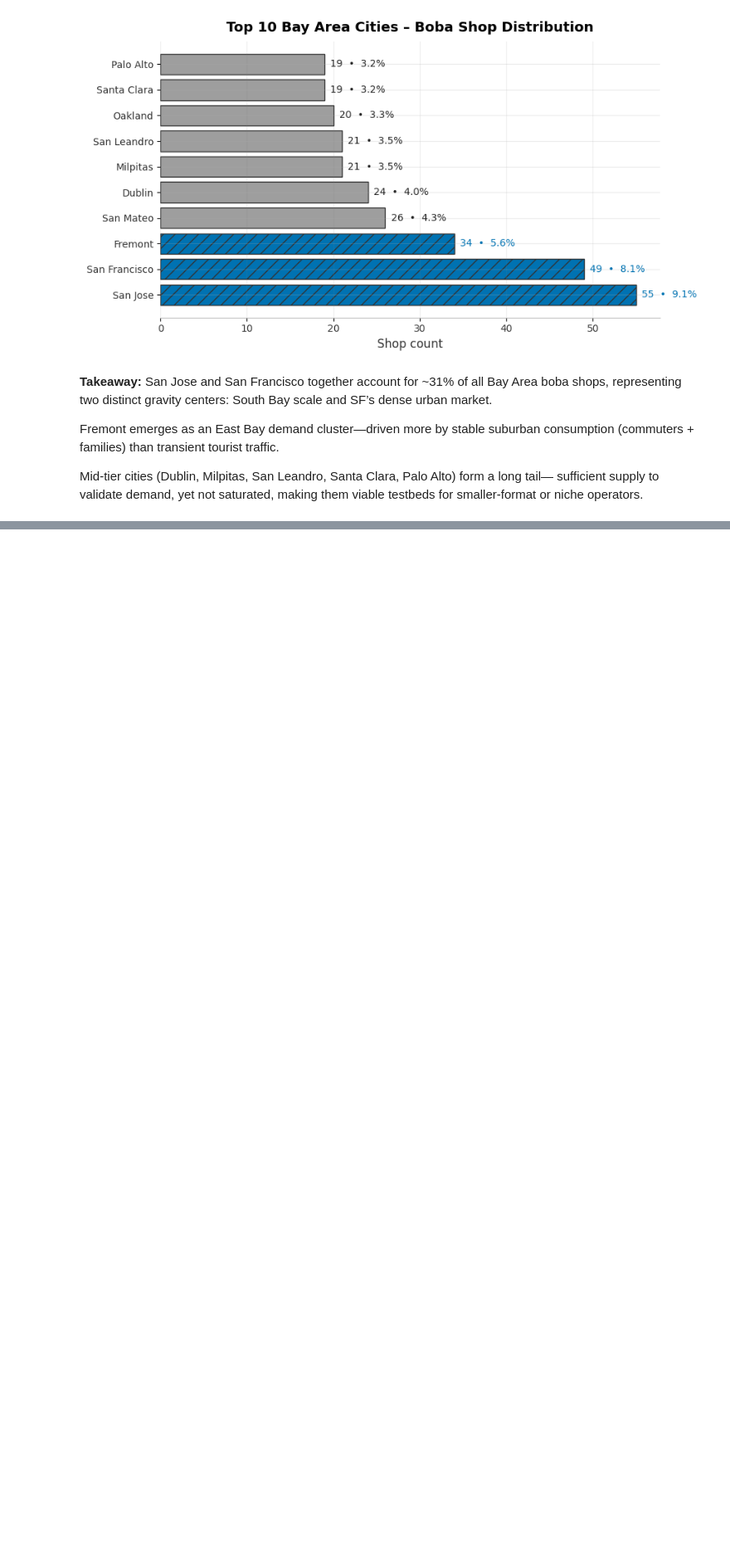
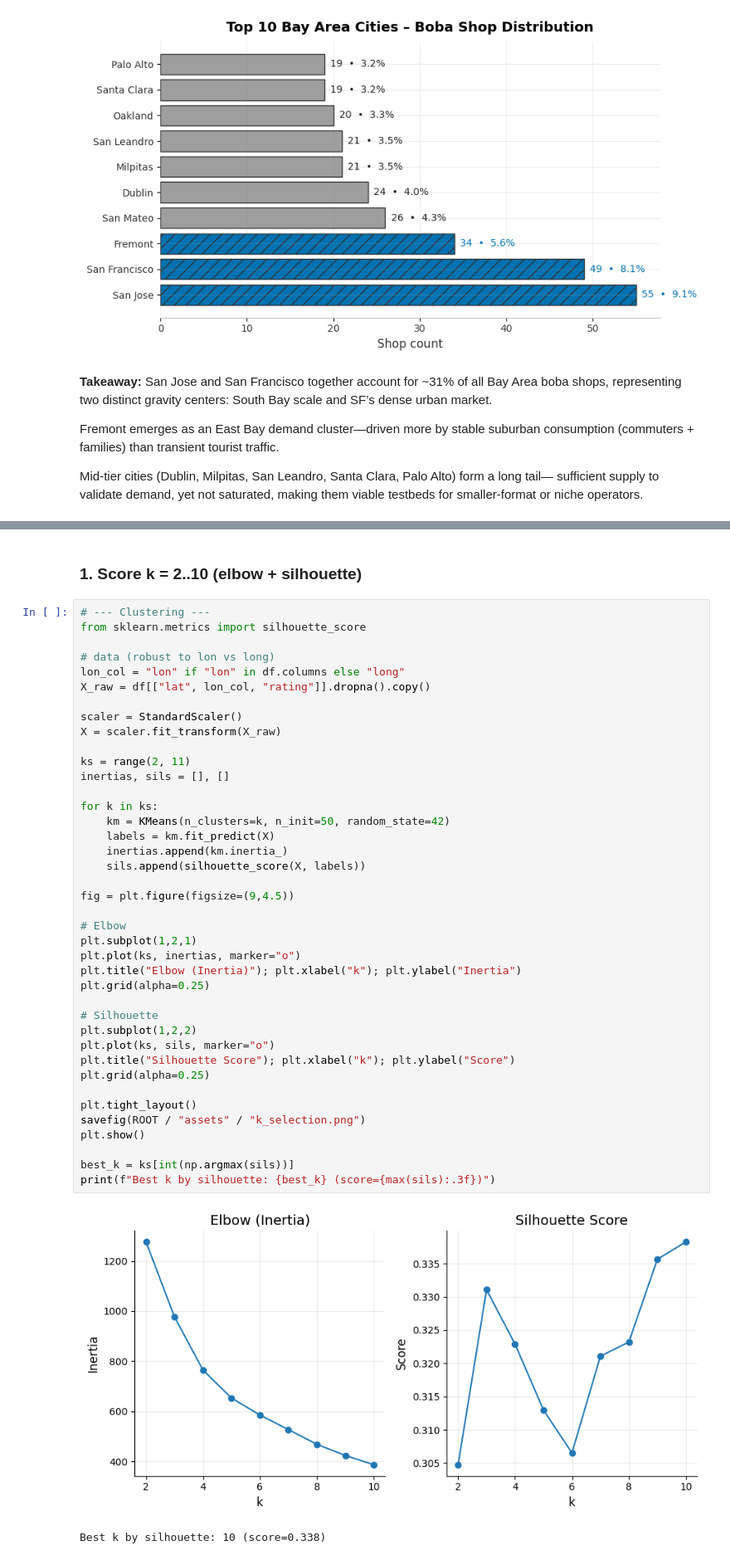
Before and after one commit to alishlish/boba-eda-starter, a Jupyter notebook: notebooks/eda.ipynb, the cells around one changed output, grey strips where cells are left out. Shown: that part at 83% size. Cells and saved outputs as stored; diff of their text form; blank space fills up the shorter version.

```diff
--- a/notebooks/eda.ipynb
+++ b/notebooks/eda.ipynb
@@ -113,0 +119,45 @@ smaller-format or niche operators.
+# %% [markdown]
+### 1. Score k = 2..10 (elbow + silhouette)
+# %%
+# --- Clustering ---
+from sklearn.metrics import silhouette_score
+
+# data (robust to lon vs long)
+lon_col = "lon" if "lon" in df.columns else "long"
+X_raw = df[["lat", lon_col, "rating"]].dropna().copy()
+
+scaler = StandardScaler()
+X = scaler.fit_transform(X_raw)
+
+ks = range(2, 11)
+inertias, sils = [], []
+
+for k in ks:
+    km = KMeans(n_clusters=k, n_init=50, random_state=42)
+    labels = km.fit_predict(X)
+    inertias.append(km.inertia_)
+    sils.append(silhouette_score(X, labels))
+
+fig = plt.figure(figsize=(9,4.5))
+
+# Elbow
+plt.subplot(1,2,1)
+plt.plot(ks, inertias, marker="o")
+plt.title("Elbow (Inertia)"); plt.xlabel("k"); plt.ylabel("Inertia")
+plt.grid(alpha=0.25)
+
+# Silhouette
+plt.subplot(1,2,2)
+plt.plot(ks, sils, marker="o")
+plt.title("Silhouette Score"); plt.xlabel("k"); plt.ylabel("Score")
+plt.grid(alpha=0.25)
+
+plt.tight_layout()
+savefig(ROOT / "assets" / "k_selection.png")
+plt.show()
+
+best_k = ks[int(np.argmax(sils))]
+print(f"Best k by silhouette: {best_k} (score={max(sils):.3f})")
+# %% [output]
+[figure, added]
+Best k by silhouette: 10 (score=0.338)
```
Also changed, not shown: parts of 6 cells of this notebook, 1 other file.
